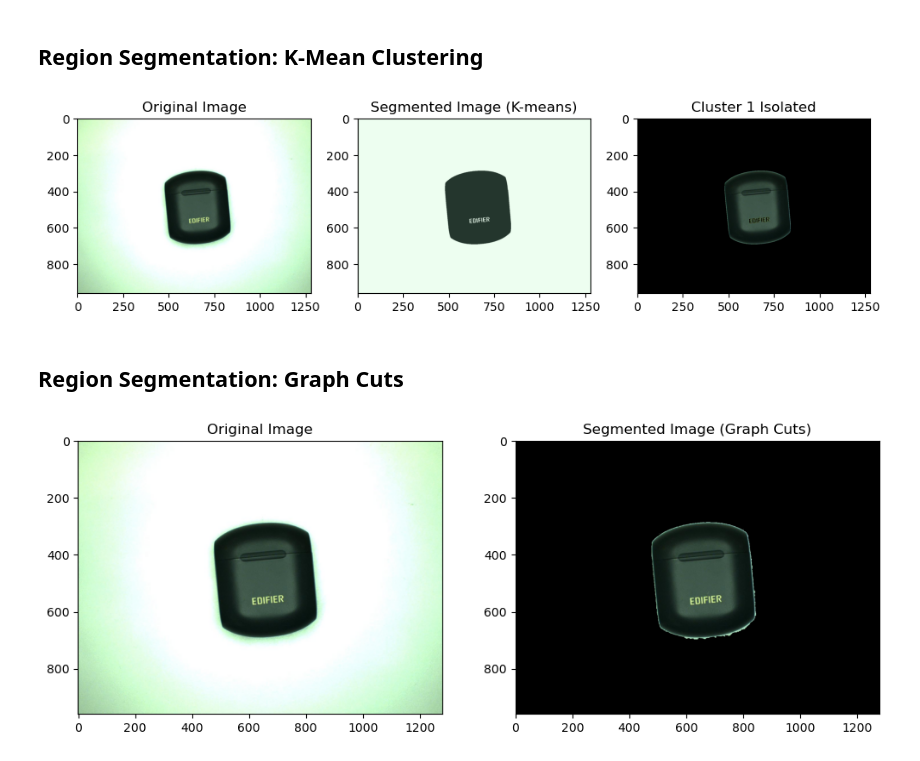
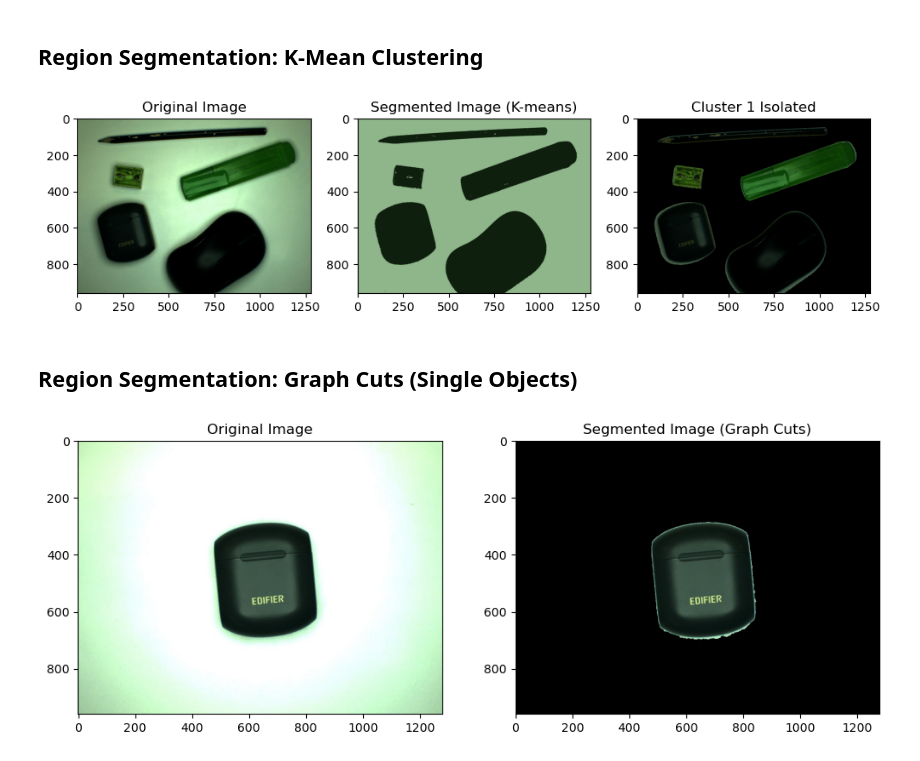
Before and after one commit to ChuaYunJuan/Jupyter-Code, a Jupyter notebook: Lab 2/Machine_Vision_Lab 2.ipynb, the cells around one changed output. Saved outputs shown, nothing was run; the diff lists cells and outputs as text; code cells hidden in the pictures.

```diff
--- a/Lab 2/Machine_Vision_Lab 2.ipynb
+++ b/Lab 2/Machine_Vision_Lab 2.ipynb
@@ -163,7 +163,7 @@ plt.imshow(gradient_img, cmap='gray')
 ## Region Segmentation: K-Mean Clustering
 # %%
 # Load the image
-filename = 'D:\\UTAR\\Degree\\Y3S1\Machine Vision\\Practical\\Machine_Vision_Github\\Lab 2_Assets\\Earphone.jpg'
+filename = 'D:\\UTAR\\Degree\\Y3S1\Machine Vision\\Practical\\Machine_Vision_Github\\Lab 2_Assets\\Best_Mix.jpg'
 img = cv2.imread(filename)
 img_rgb = cv2.cvtColor(img, cv2.COLOR_BGR2RGB)
 
@@ -187,34 +187,34 @@ centers = np.uint8(centers)
 # Map the labels to the corresponding cluster center colors
 segmented_image = centers[labels.flatten()]
 
 # Reshape the segmented image back to the original image shape
 segmented_image = segmented_image.reshape(img_rgb.shape)
 
 
 # Optionally, mask the segmented image to isolate one or more clusters
 masked_image = np.copy(img_rgb)
 masked_image = masked_image.reshape((-1, 3))
 cluster_number = 1  # Choose which cluster to mask (e.g., 0, 1, 2, etc.)
 masked_image[labels.flatten() != cluster_number] = [0, 0, 0]  # Set non-cluster pixels to black
 masked_image = masked_image.reshape(img_rgb.shape)
 
 # Display the original and segmented images
 plt.figure(figsize=(12, 6))
 plt.subplot(1, 3, 1)
 plt.title("Original Image")
 plt.imshow(img_rgb)
 
 plt.subplot(1, 3, 2)
 plt.title("Segmented Image (K-means)")
 plt.imshow(segmented_image)
 
 plt.subplot(1, 3, 3)
 plt.title(f"Cluster {cluster_number} Isolated")
 plt.imshow(masked_image)
 
 plt.show()
 # %% [output]
-[figure, old version]
+[figure, new version]
 # %% [markdown]
-## Region Segmentation: Graph Cuts
+## Region Segmentation: Graph Cuts (Single Objects)
 # %%
```
Also changed, not shown: parts of 7 cells of this notebook.
